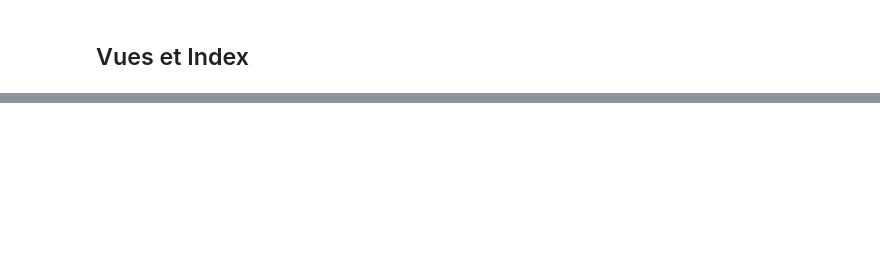
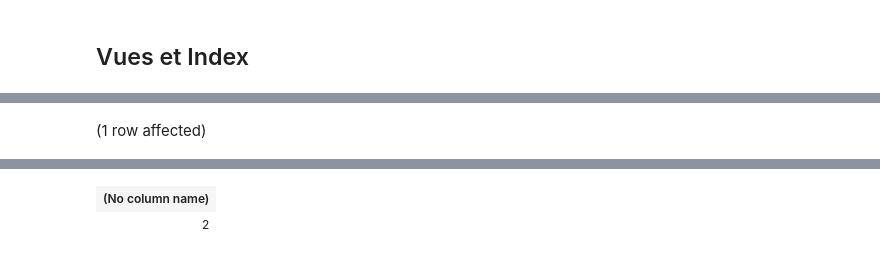
Before and after one commit to mbaumanndev/iut-2a-bdda, a Jupyter notebook: SQL-2A-2021.ipynb, the cells around one changed output, grey strips where cells are left out. Cells and saved outputs as stored; diff of their text form; code cells hidden in the pictures; blank space fills up the shorter version.

```diff
--- a/SQL-2A-2021.ipynb
+++ b/SQL-2A-2021.ipynb
@@ -327,0 +484,4 @@ ON [data].[view_RoleUtilisateur] ([Login], [Role])
+# %%
+SELECT [data].[fun_CountRolesForLogin](N'alice')
+# %% [output]
+(1 row affected)
@@ -327,0 +489,2 @@ ON [data].[view_RoleUtilisateur] ([Login], [Role])
+| (No column name) |
+| 2 |
```
Also changed, not shown: parts of 35 cells of this notebook.
